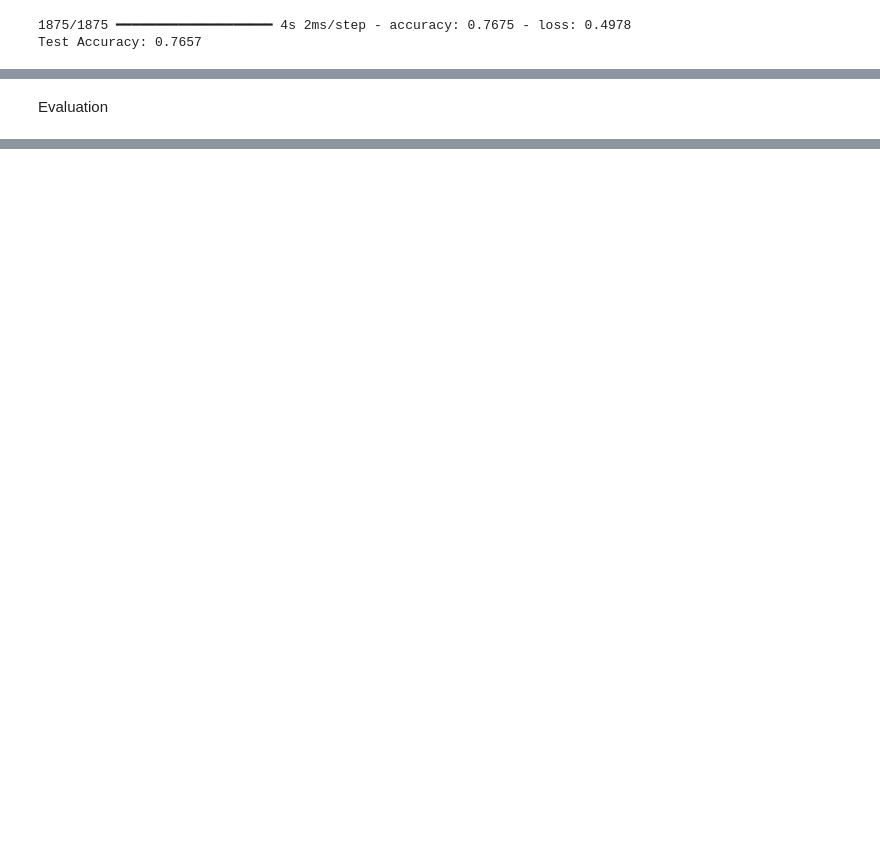
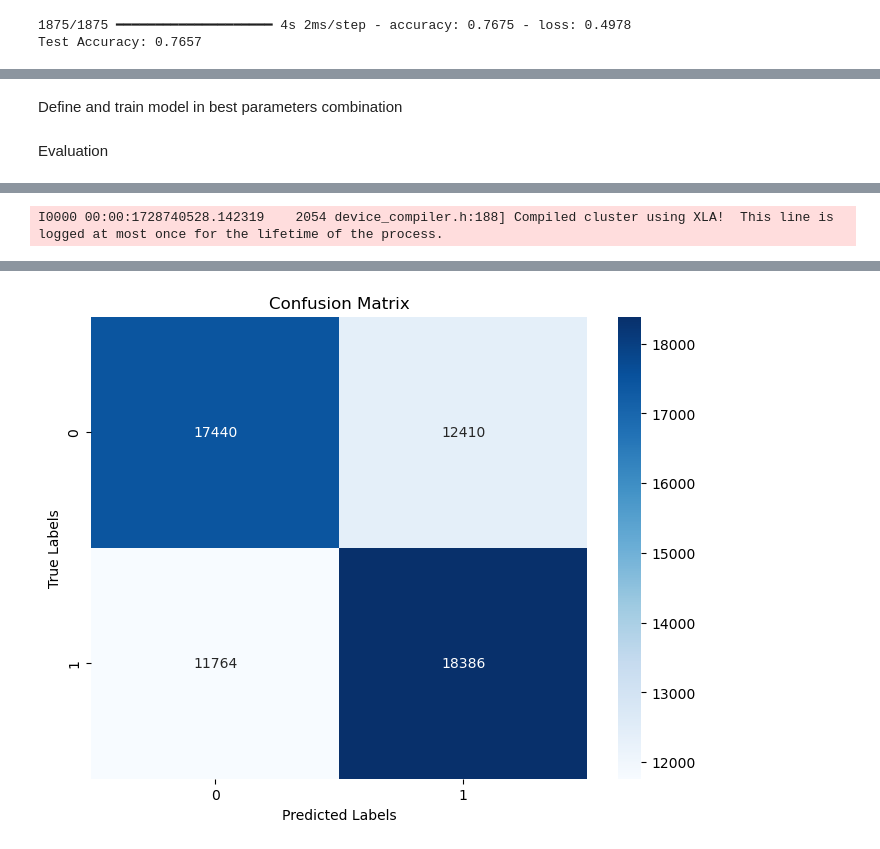
Before and after one commit to STANJAME/5318a2, a Jupyter notebook: a.ipynb, the cells around one changed output, grey strips where cells are left out. Saved outputs shown, nothing was run; the diff lists cells and outputs as text; code cells hidden in the pictures; blank space fills up the shorter version.

```diff
--- a/a.ipynb
+++ b/a.ipynb
@@ -621,6 +604,0 @@ Load best model
-# %%
-from tensorflow.keras.models import load_model
-
-best_cnn=load_model("bestcnn.h5")
-best_lstm=load_model("bestlstm.h5")
-#best_trans
@@ -634,0 +605,2 @@ WARNING:absl:Compiled the loaded model, but the compiled metrics have yet to be
+# %% [markdown]
+Define and train model in best parameters combination
@@ -640,9 +643,9 @@ import matplotlib.pyplot as plt
 import seaborn as sns
 from sklearn.metrics import confusion_matrix
 
-def draw_loss_curve(model_clone,optimizer,loss,metrics,X_train,y_train):
-    model_clone.compile(optimizer=optimizer.name, loss=loss, metrics=[m.name if hasattr(m, 'name') else m for m in metrics])
-    history = model_clone.fit(X_train, y_train, epochs=10, batch_size=32, validation_split=0.2)
+def draw_loss_curve(model,optimizer,loss,metrics,X_train,y_train):
+    model.compile(optimizer=optimizer.name, loss=loss, metrics=[m.name if hasattr(m, 'name') else m for m in metrics])
+    history = model.fit(X_train, y_train, epochs=10, batch_size=32, validation_split=0.2)
     train_loss = history.history['loss']
     val_loss = history.history['val_loss']
 
@@ -675,10 +678,10 @@ def draw_conf_matrix(y_pre,y_test):
 
 def eva(model,X_train,X_test,y_train,y_test):
     # draw loss curve
-    draw_loss_curve(clone_model(model),model.optimizer,model.loss,model.metrics,X_train,y_train)
+    #draw_loss_curve(clone_model(model),model.optimizer,model.loss,model.metrics,X_train,y_train)
     # draw confusion matrix
     y_pre=model.predict(X_test)
-    #draw_conf_matrix(y_pre,y_test)
+    draw_conf_matrix(y_pre,y_test)
 
 eva(best_cnn,X_train,X_test,y_train,y_test)
 # %% [output]
@@ -686,0 +694 @@ ValueError: Could not interpret metric identifier: loss
+I0000 00:00:1728740528.142319    2054 device_compiler.h:188] Compiled cluster using XLA!  This line is logged at most once for the lifetime of the process.
@@ -686,0 +696 @@ ValueError: Could not interpret metric identifier: loss
+[figure, added]
```
Also changed, not shown: parts of 9 cells of this notebook.
